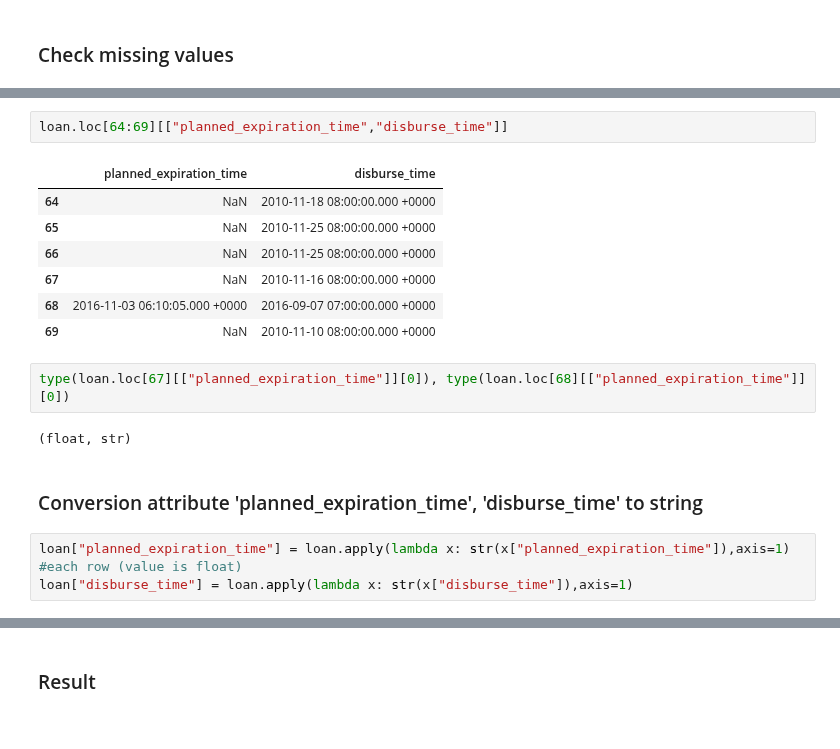
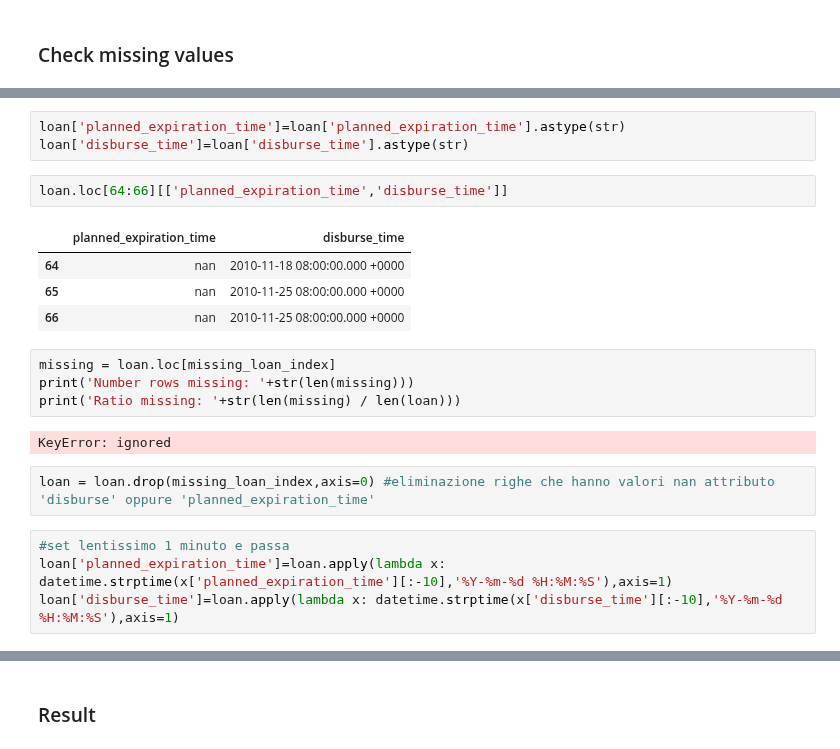
Before and after one commit to gaveter/Project_cs, a Jupyter notebook: Project.ipynb, the cells around one changed output, grey strips where cells are left out. Cells and saved outputs as stored; diff of their text form.

```diff
--- a/Project.ipynb
+++ b/Project.ipynb
@@ -140,19 +182,22 @@ missing_loan = pd.isnull(loan[["planned_expiration_time"]])
+# %%
+loan['planned_expiration_time']=loan['planned_expiration_time'].astype(str)
+loan['disburse_time']=loan['disburse_time'].astype(str)
 # %%
-loan.loc[64:69][["planned_expiration_time","disburse_time"]]
+loan.loc[64:66][['planned_expiration_time','disburse_time']]
 # %% [output]
 |  | planned_expiration_time | disburse_time |
-| 64 | NaN | 2010-11-18 08:00:00.000 +0000 |
-| 65 | NaN | 2010-11-25 08:00:00.000 +0000 |
-| 66 | NaN | 2010-11-25 08:00:00.000 +0000 |
-| 67 | NaN | 2010-11-16 08:00:00.000 +0000 |
-| 68 | 2016-11-03 06:10:05.000 +0000 | 2016-09-07 07:00:00.000 +0000 |
-| 69 | NaN | 2010-11-10 08:00:00.000 +0000 |
+| 64 | nan | 2010-11-18 08:00:00.000 +0000 |
+| 65 | nan | 2010-11-25 08:00:00.000 +0000 |
+| 66 | nan | 2010-11-25 08:00:00.000 +0000 |
-# %%
-type(loan.loc[67][["planned_expiration_time"]][0]), type(loan.loc[68][["planned_expiration_time"]][0])
-# %% [output]
-(float, str)
-# %% [markdown]
-### Conversion attribute 'planned_expiration_time', 'disburse_time' to string
+# %%
+missing = loan.loc[missing_loan_index]
+print('Number rows missing: '+str(len(missing)))
+print('Ratio missing: '+str(len(missing) / len(loan)))
+# %% [output]
+KeyError: ignored
+# %%
+loan = loan.drop(missing_loan_index,axis=0) #eliminazione righe che hanno valori nan attributo 'disburse' oppure 'planned_expiration_time'
 # %%
-loan["planned_expiration_time"] = loan.apply(lambda x: str(x["planned_expiration_time"]),axis=1) #each row (value is float)
-loan["disburse_time"] = loan.apply(lambda x: str(x["disburse_time"]),axis=1)
+#set lentissimo 1 minuto e passa
+loan['planned_expiration_time']=loan.apply(lambda x: datetime.strptime(x['planned_expiration_time'][:-10],'%Y-%m-%d %H:%M:%S'),axis=1)
+loan['disburse_time']=loan.apply(lambda x: datetime.strptime(x['disburse_time'][:-10],'%Y-%m-%d %H:%M:%S'),axis=1)
```
Also changed, not shown: parts of 38 cells of this notebook.
